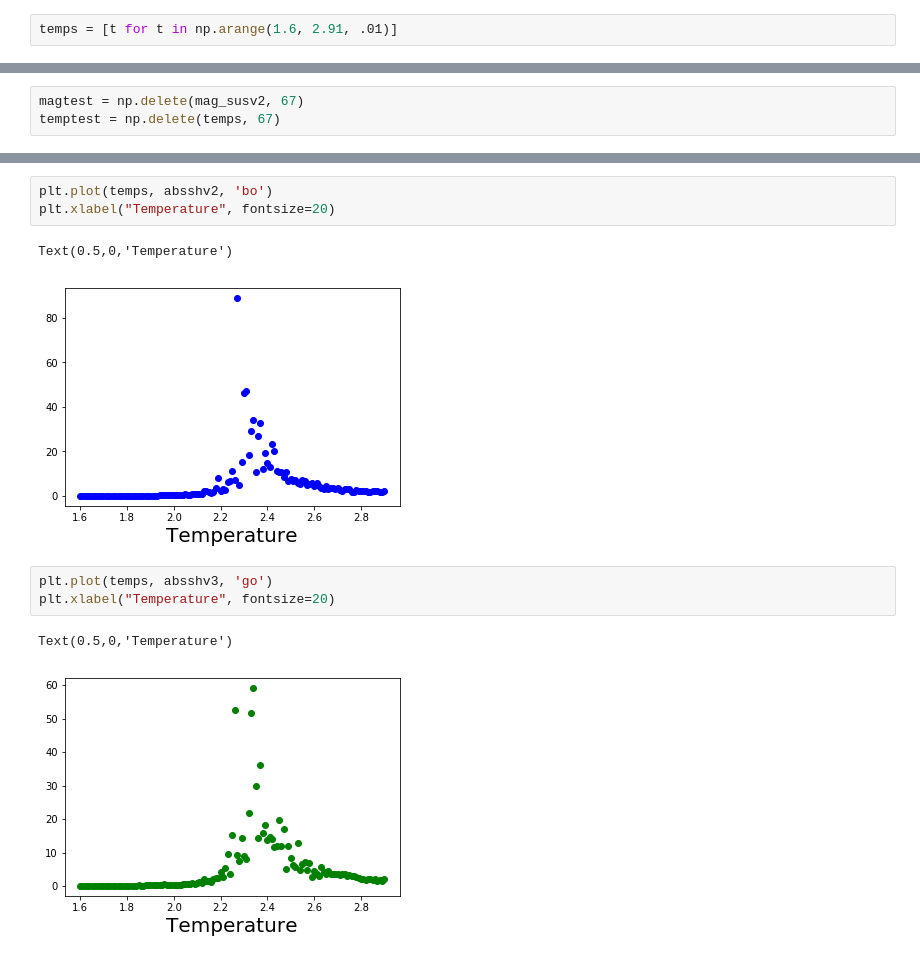
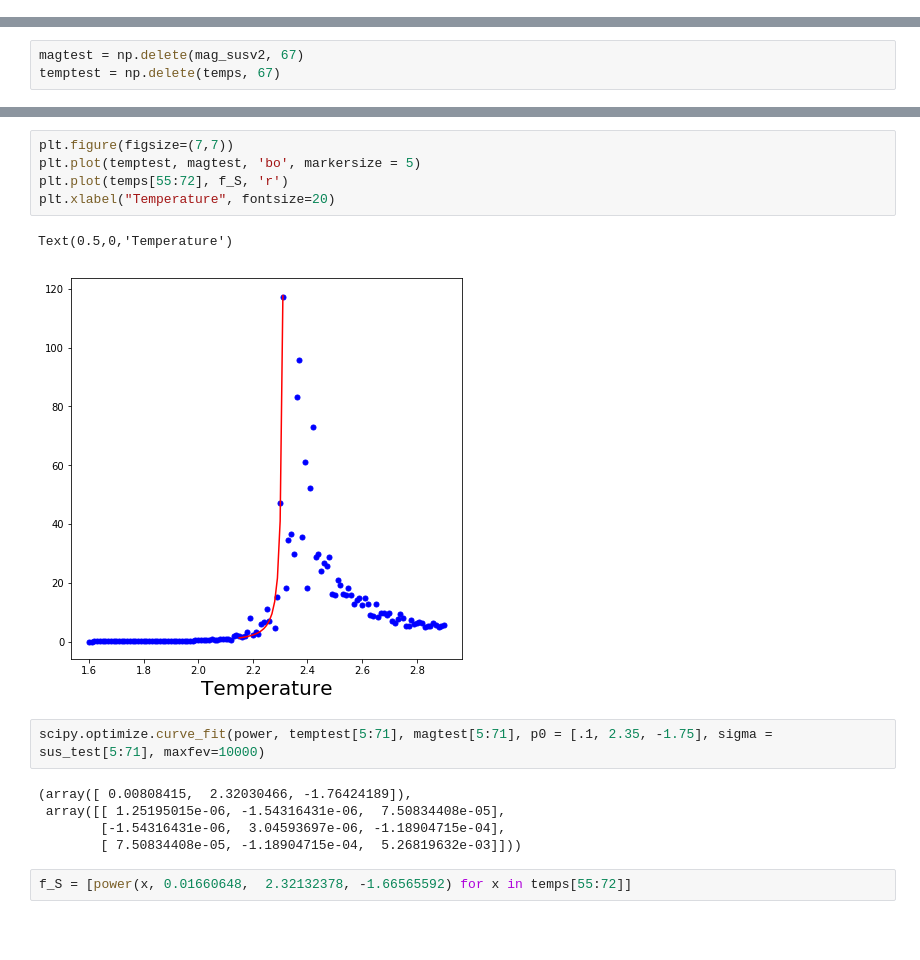
Before and after one commit to kaitshin/PHYSICS113-final-project, a Jupyter notebook: Metropolis Critical Exp.ipynb, the cells around one changed output, grey strips where cells are left out. Saved outputs shown, nothing was run; the diff lists cells and outputs as text; blank space fills up the shorter version.

```diff
--- a/Metropolis Critical Exp.ipynb
+++ b/Metropolis Critical Exp.ipynb
@@ -16,5 +165,3 @@ mag_dictv2 = np.load('mag_dict50v2.npy')
 # %%
 def power(x, a, b, c):
     return a*((b-x)/b)**c
-# %%
-temps = [t for t in np.arange(1.6, 2.91, .01)]
@@ -122,12 +174,17 @@ Text(0.5,0,'Temperature')
-# %%
-plt.plot(temps, absshv2, 'bo')
-plt.xlabel("Temperature", fontsize=20)
-# %% [output]
-Text(0.5,0,'Temperature')
-[figure, removed]
-# %%
-plt.plot(temps, absshv3, 'go')
-plt.xlabel("Temperature", fontsize=20)
-# %% [output]
-Text(0.5,0,'Temperature')
-[figure, removed]
+# %%
+plt.figure(figsize=(7,7))
+plt.plot(temptest, magtest, 'bo', markersize = 5)
+plt.plot(temps[55:72], f_S, 'r')
+plt.xlabel("Temperature", fontsize=20)
+# %% [output]
+Text(0.5,0,'Temperature')
+[figure, added]
+# %%
+scipy.optimize.curve_fit(power, temptest[5:71], magtest[5:71], p0 = [.1, 2.35, -1.75], sigma = sus_test[5:71], maxfev=10000)
+# %% [output]
+(array([ 0.00808415,  2.32030466, -1.76424189]),
+ array([[ 1.25195015e-06, -1.54316431e-06,  7.50834408e-05],
+        [-1.54316431e-06,  3.04593697e-06, -1.18904715e-04],
+        [ 7.50834408e-05, -1.18904715e-04,  5.26819632e-03]]))
+# %%
+f_S = [power(x, 0.01660648,  2.32132378, -1.66565592) for x in temps[55:72]]
```
Also changed, not shown: parts of 45 cells of this notebook.
